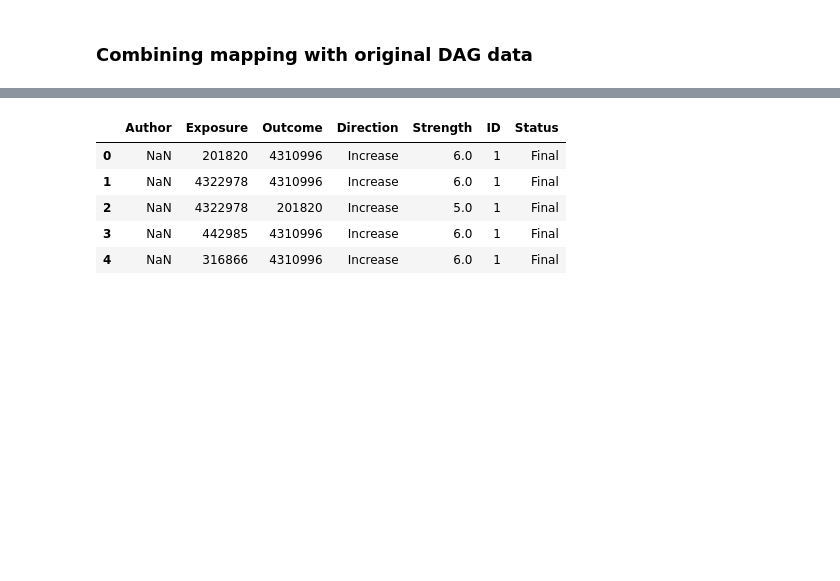
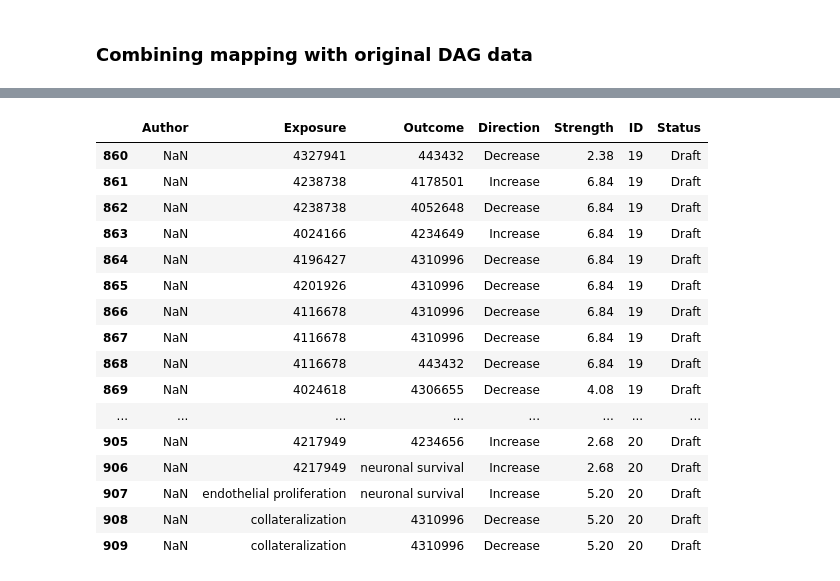
Before and after one commit to leof18/wise-dag, a Jupyter notebook: Standardization/standardize_vocab.ipynb, the cells around one changed output, grey strips where cells are left out. Cells and saved outputs as stored; diff of their text form; code cells hidden in the pictures; blank space fills up the shorter version.

```diff
--- a/Standardization/standardize_vocab.ipynb
+++ b/Standardization/standardize_vocab.ipynb
@@ -158,13 +198,24 @@ mapped_terms_dict = mapped_terms_no_dup.set_index('source_code_description')['ta
 # %%
 df['Exposure'] = df.Exposure.replace(mapped_terms_dict)
 df['Outcome'] = df.Outcome.replace(mapped_terms_dict)
-df.head()
+df.tail(50)
 # %% [output]
 |  | Author | Exposure | Outcome | Direction | Strength | ID | Status |
-| 0 | NaN | 201820 | 4310996 | Increase | 6.0 | 1 | Final |
-| 1 | NaN | 4322978 | 4310996 | Increase | 6.0 | 1 | Final |
-| 2 | NaN | 4322978 | 201820 | Increase | 5.0 | 1 | Final |
-| 3 | NaN | 442985 | 4310996 | Increase | 6.0 | 1 | Final |
-| 4 | NaN | 316866 | 4310996 | Increase | 6.0 | 1 | Final |
+| 860 | NaN | 4327941 | 443432 | Decrease | 2.38 | 19 | Draft |
+| 861 | NaN | 4238738 | 4178501 | Increase | 6.84 | 19 | Draft |
+| 862 | NaN | 4238738 | 4052648 | Decrease | 6.84 | 19 | Draft |
+| 863 | NaN | 4024166 | 4234649 | Increase | 6.84 | 19 | Draft |
+| 864 | NaN | 4196427 | 4310996 | Decrease | 6.84 | 19 | Draft |
+| 865 | NaN | 4201926 | 4310996 | Decrease | 6.84 | 19 | Draft |
+| 866 | NaN | 4116678 | 4310996 | Decrease | 6.84 | 19 | Draft |
+| 867 | NaN | 4116678 | 4310996 | Decrease | 6.84 | 19 | Draft |
+| 868 | NaN | 4116678 | 443432 | Decrease | 6.84 | 19 | Draft |
+| 869 | NaN | 4024618 | 4306655 | Decrease | 4.08 | 19 | Draft |
+| ... | ... | ... | ... | ... | ... | ... | ... |
+| 905 | NaN | 4217949 | 4234656 | Increase | 2.68 | 20 | Draft |
+| 906 | NaN | 4217949 | neuronal survival | Increase | 2.68 | 20 | Draft |
+| 907 | NaN | endothelial proliferation | neuronal survival | Increase | 5.20 | 20 | Draft |
+| 908 | NaN | collateralization | 4310996 | Decrease | 5.20 | 20 | Draft |
+| 909 | NaN | collateralization | 4310996 | Decrease | 5.20 | 20 | Draft |
 # %%
 df.to_csv('../data/DAGs_standardized.csv', index=False)
```
Also changed, not shown: parts of 5 cells of this notebook, 3 other files.
